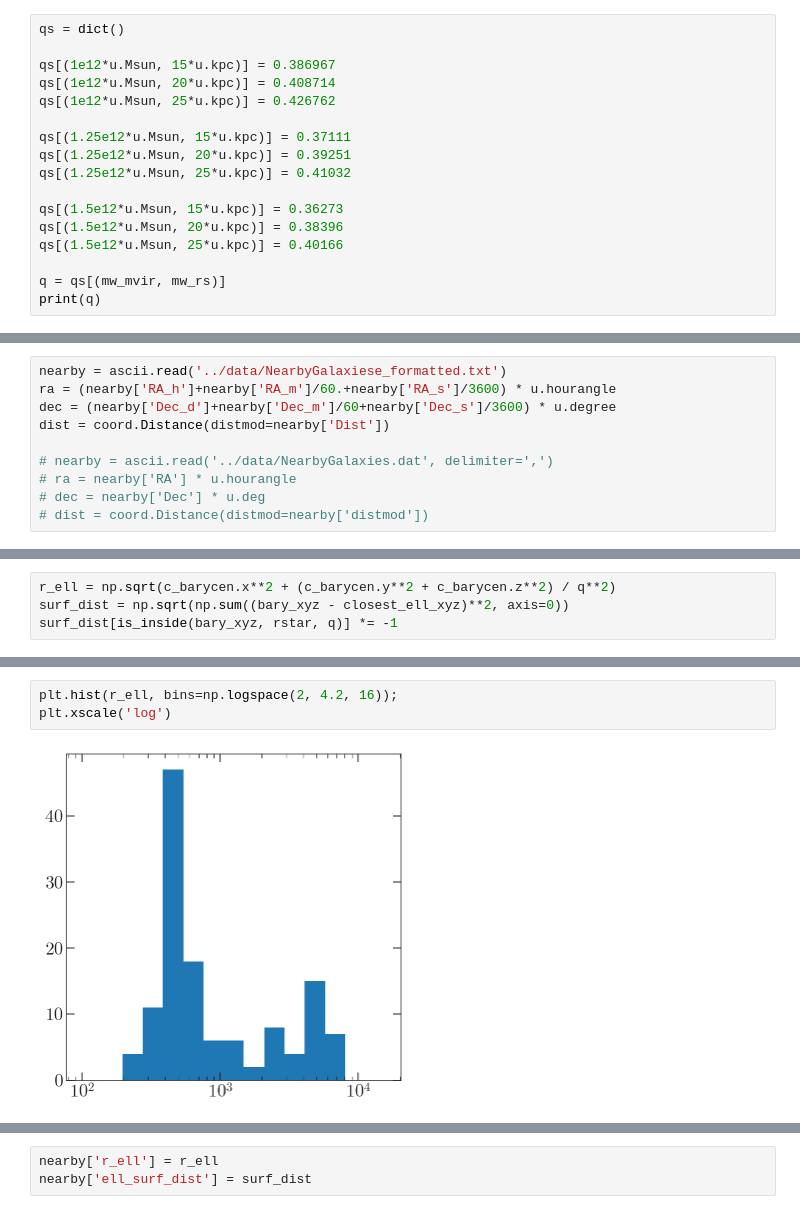
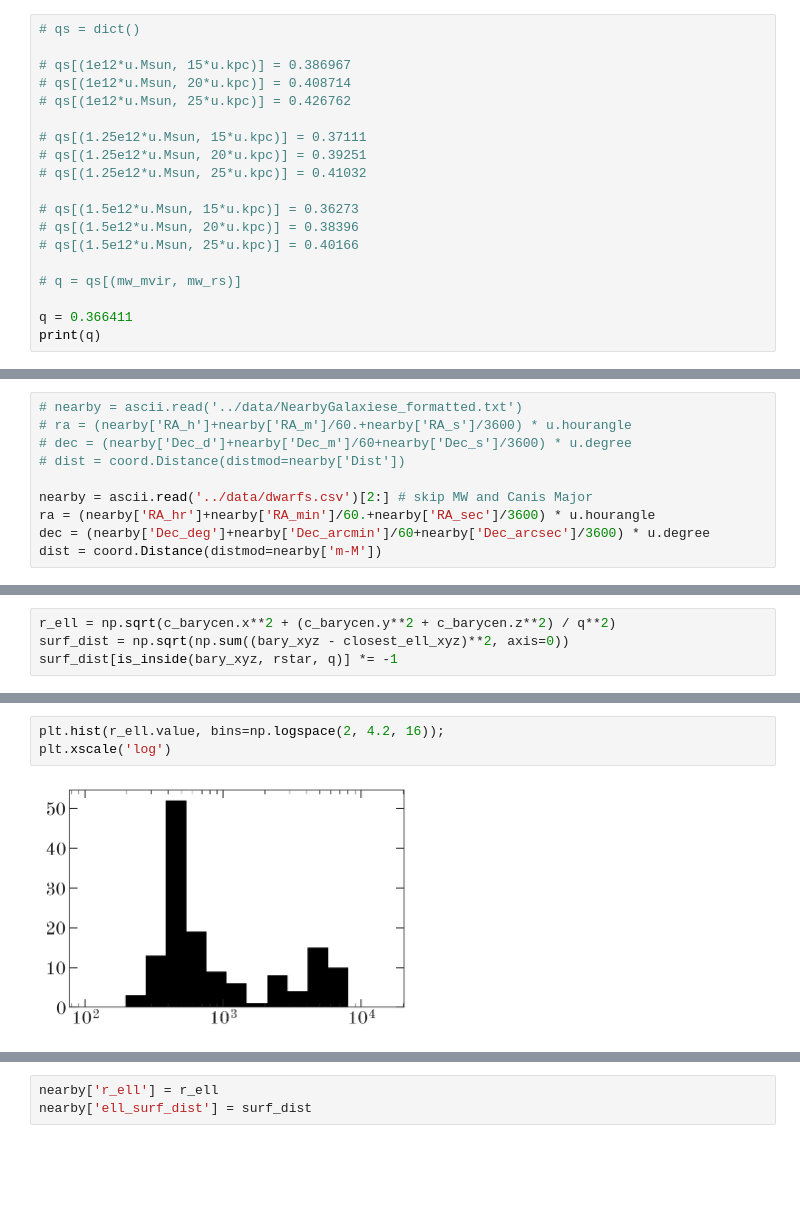
Before and after one commit to adrn/LGCoordinates, a Jupyter notebook: notebooks/Dwarf distances.ipynb, the cells around one changed output, grey strips where cells are left out. Saved outputs shown, nothing was run; the diff lists cells and outputs as text; blank space fills up the shorter version.

```diff
--- a/notebooks/Dwarf distances.ipynb
+++ b/notebooks/Dwarf distances.ipynb
@@ -52,20 +53,22 @@ mw_cen.cartesian.xyz.to(u.kpc), m31_xyz
 # %% [markdown]
 From Mathematica: Intertia tensor notebook
 # %%
-qs = dict()
+# qs = dict()
 
-qs[(1e12*u.Msun, 15*u.kpc)] = 0.386967
-qs[(1e12*u.Msun, 20*u.kpc)] = 0.408714
-qs[(1e12*u.Msun, 25*u.kpc)] = 0.426762
+# qs[(1e12*u.Msun, 15*u.kpc)] = 0.386967
+# qs[(1e12*u.Msun, 20*u.kpc)] = 0.408714
+# qs[(1e12*u.Msun, 25*u.kpc)] = 0.426762
 
-qs[(1.25e12*u.Msun, 15*u.kpc)] = 0.37111
-qs[(1.25e12*u.Msun, 20*u.kpc)] = 0.39251
-qs[(1.25e12*u.Msun, 25*u.kpc)] = 0.41032
+# qs[(1.25e12*u.Msun, 15*u.kpc)] = 0.37111
+# qs[(1.25e12*u.Msun, 20*u.kpc)] = 0.39251
+# qs[(1.25e12*u.Msun, 25*u.kpc)] = 0.41032
 
-qs[(1.5e12*u.Msun, 15*u.kpc)] = 0.36273
-qs[(1.5e12*u.Msun, 20*u.kpc)] = 0.38396
-qs[(1.5e12*u.Msun, 25*u.kpc)] = 0.40166
+# qs[(1.5e12*u.Msun, 15*u.kpc)] = 0.36273
+# qs[(1.5e12*u.Msun, 20*u.kpc)] = 0.38396
+# qs[(1.5e12*u.Msun, 25*u.kpc)] = 0.40166
 
-q = qs[(mw_mvir, mw_rs)]
+# q = qs[(mw_mvir, mw_rs)]
+
+q = 0.366411
 print(q)
 # %% [output]
@@ -88,15 +91,15 @@ _ = pot.plot_contours(grid=(grid, 0, grid), )
 # %% [markdown]
 ---
 # %%
-nearby = ascii.read('../data/NearbyGalaxiese_formatted.txt')
-ra = (nearby['RA_h']+nearby['RA_m']/60.+nearby['RA_s']/3600) * u.hourangle
-dec = (nearby['Dec_d']+nearby['Dec_m']/60+nearby['Dec_s']/3600) * u.degree
-dist = coord.Distance(distmod=nearby['Dist'])
+# nearby = ascii.read('../data/NearbyGalaxiese_formatted.txt')
+# ra = (nearby['RA_h']+nearby['RA_m']/60.+nearby['RA_s']/3600) * u.hourangle
+# dec = (nearby['Dec_d']+nearby['Dec_m']/60+nearby['Dec_s']/3600) * u.degree
+# dist = coord.Distance(distmod=nearby['Dist'])
 
-# nearby = ascii.read('../data/NearbyGalaxies.dat', delimiter=',')
-# ra = nearby['RA'] * u.hourangle
-# dec = nearby['Dec'] * u.deg
-# dist = coord.Distance(distmod=nearby['distmod'])
+nearby = ascii.read('../data/dwarfs.csv')[2:] # skip MW and Canis Major
+ra = (nearby['RA_hr']+nearby['RA_min']/60.+nearby['RA_sec']/3600) * u.hourangle
+dec = (nearby['Dec_deg']+nearby['Dec_arcmin']/60+nearby['Dec_arcsec']/3600) * u.degree
+dist = coord.Distance(distmod=nearby['m-M'])
 # %%
 # def func(z, y, x, i1, i2):
 #     arr = [x, y, z]
@@ -304,8 +344,8 @@ surf_dist[is_inside(bary_xyz, rstar, q)] *= -1
 # %%
-plt.hist(r_ell, bins=np.logspace(2, 4.2, 16));
+plt.hist(r_ell.value, bins=np.logspace(2, 4.2, 16));
 plt.xscale('log')
 # %% [output]
-[figure, old version]
+[figure, new version]
 # %%
 plt.hist(surf_dist) #, bins=np.logspace(2, 4.2, 16));
 # plt.xscale('log')
```
Also changed, not shown: parts of 23 cells of this notebook, 2 other files.
